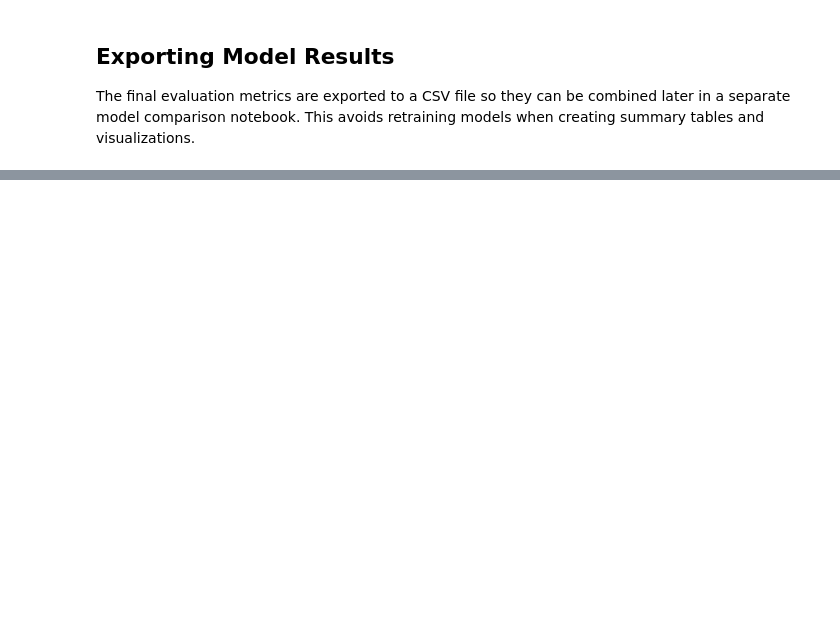
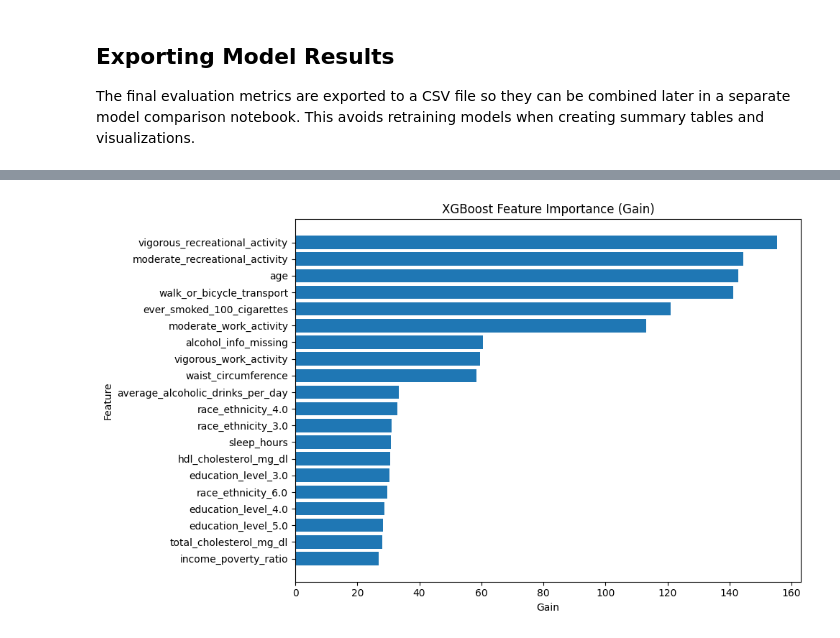
Before and after one commit to KaylanDG/Feature_Importance_DT2_Prediction, a Jupyter notebook: XGBoost/xgboost_A.ipynb, the cells around one changed output, grey strips where cells are left out. Saved outputs shown, nothing was run; the diff lists cells and outputs as text; code cells hidden in the pictures; blank space fills up the shorter version.

```diff
--- a/XGBoost/xgboost_A.ipynb
+++ b/XGBoost/xgboost_A.ipynb
@@ -133,0 +231,12 @@ metrics_df.to_csv("../RESULTS/PERFORMANCE/xgboost_oversampling_metrics.csv", ind
+# %%
+model = best_model.named_steps["model"]
+
+booster = model.get_booster()
+importance = booster.get_score(importance_type="gain")
+
+importance_df = pd.DataFrame(
+    importance.items(),
+    columns=["Feature", "Gain"]
+).sort_values("Gain", ascending=False)
+
+display(importance_df)
@@ -133,0 +261,18 @@ metrics_df.to_csv("../RESULTS/PERFORMANCE/xgboost_oversampling_metrics.csv", ind
+# %%
+top_n = 20
+
+plot_df = importance_df.head(top_n)
+
+plt.figure(figsize=(10, 6))
+plt.barh(
+    plot_df["Feature"][::-1],
+    plot_df["Gain"][::-1]
+)
+
+plt.xlabel("Gain")
+plt.ylabel("Feature")
+plt.title("XGBoost Feature Importance (Gain)")
+plt.tight_layout()
+plt.show()
+# %% [output]
+[figure, added]
```
Also changed, not shown: parts of 12 cells of this notebook, 1 other file.
